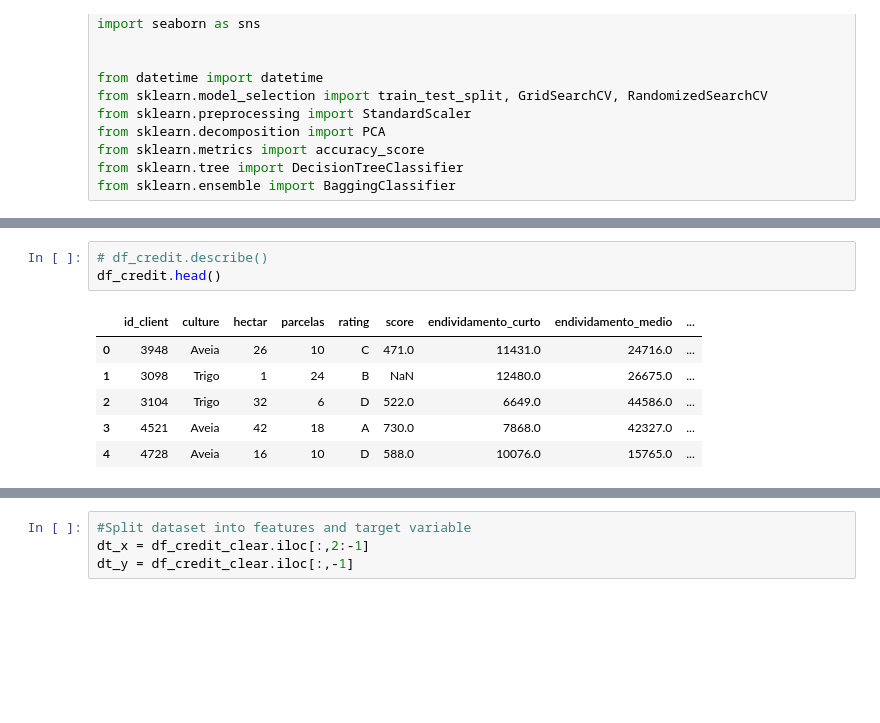
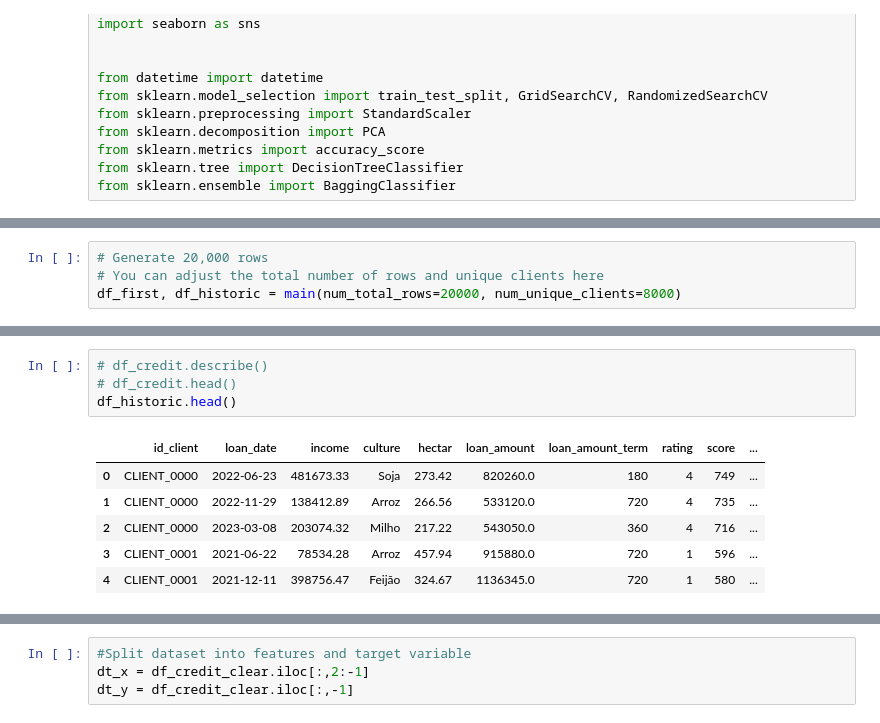
Before and after one commit to cassiof-dev/agricultural_credit_default, a Jupyter notebook: analise.ipynb, the cells around one changed output, grey strips where cells are left out. Saved outputs shown, nothing was run; the diff lists cells and outputs as text; blank space fills up the shorter version.

Commit message:
Alter generate table

```diff
--- a/analise.ipynb
+++ b/analise.ipynb
@@ -116,0 +261,4 @@ df_credit = df_credit.sort_values(by="loan_date").reset_index(drop=True)
+# %%
+# Generate 20,000 rows
+# You can adjust the total number of rows and unique clients here
+df_first, df_historic = main(num_total_rows=20000, num_unique_clients=8000)
@@ -117,13 +283,14 @@ df_credit = df_credit.sort_values(by="loan_date").reset_index(drop=True)
 # %%
 # df_credit.describe()
-df_credit.head()
+# df_credit.head()
+df_historic.head()
 # %% [output]
-|  | id_client | culture | hectar | parcelas | rating | score | endividamento_curto | endividamento_medio | ... |
-| 0 | 3948 | Aveia | 26 | 10 | C | 471.0 | 11431.0 | 24716.0 | ... |
-| 1 | 3098 | Trigo | 1 | 24 | B | NaN | 12480.0 | 26675.0 | ... |
-| 2 | 3104 | Trigo | 32 | 6 | D | 522.0 | 6649.0 | 44586.0 | ... |
-| 3 | 4521 | Aveia | 42 | 18 | A | 730.0 | 7868.0 | 42327.0 | ... |
-| 4 | 4728 | Aveia | 16 | 10 | D | 588.0 | 10076.0 | 15765.0 | ... |
+|  | id_client | loan_date | income | culture | hectar | loan_amount | loan_amount_term | rating | score | ... |
+| 0 | CLIENT_0000 | 2022-06-23 | 481673.33 | Soja | 273.42 | 820260.0 | 180 | 4 | 749 | ... |
+| 1 | CLIENT_0000 | 2022-11-29 | 138412.89 | Arroz | 266.56 | 533120.0 | 720 | 4 | 735 | ... |
+| 2 | CLIENT_0000 | 2023-03-08 | 203074.32 | Milho | 217.22 | 543050.0 | 360 | 4 | 716 | ... |
+| 3 | CLIENT_0001 | 2021-06-22 | 78534.28 | Arroz | 457.94 | 915880.0 | 720 | 1 | 596 | ... |
+| 4 | CLIENT_0001 | 2021-12-11 | 398756.47 | Feijão | 324.67 | 1136345.0 | 720 | 1 | 580 | ... |
 # %%
 # df_credit_clear = df_credit.query("score != null or endividamento_curto != '' or endividamento_medio != '' or endividamento_longo != ''")
 # clear dataset to remove null data
```
Also changed, not shown: parts of 5 cells of this notebook.
